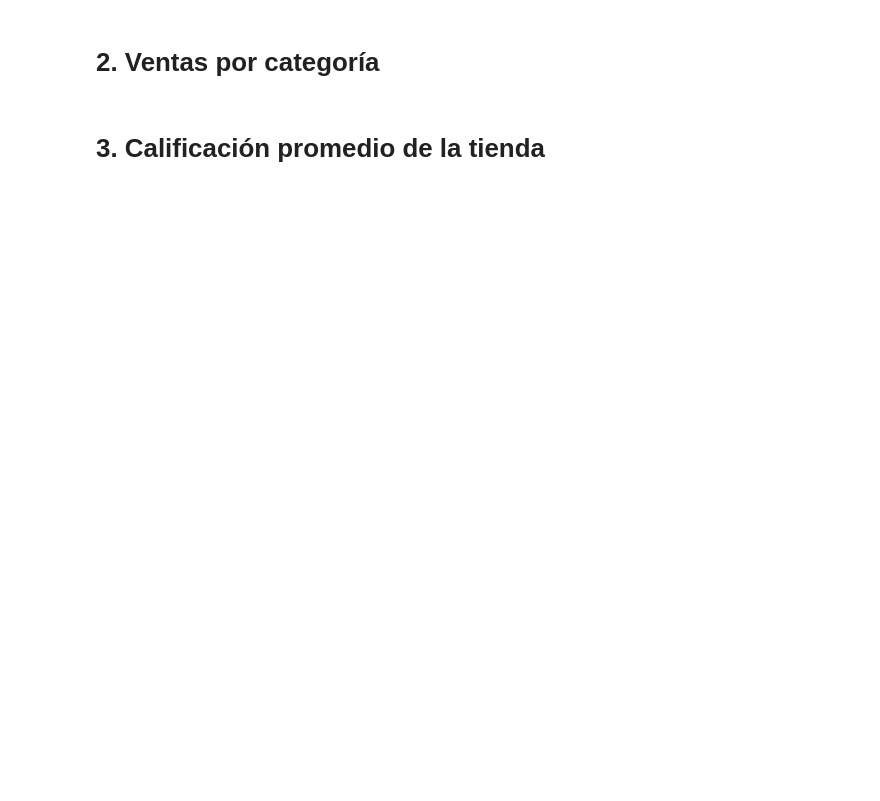
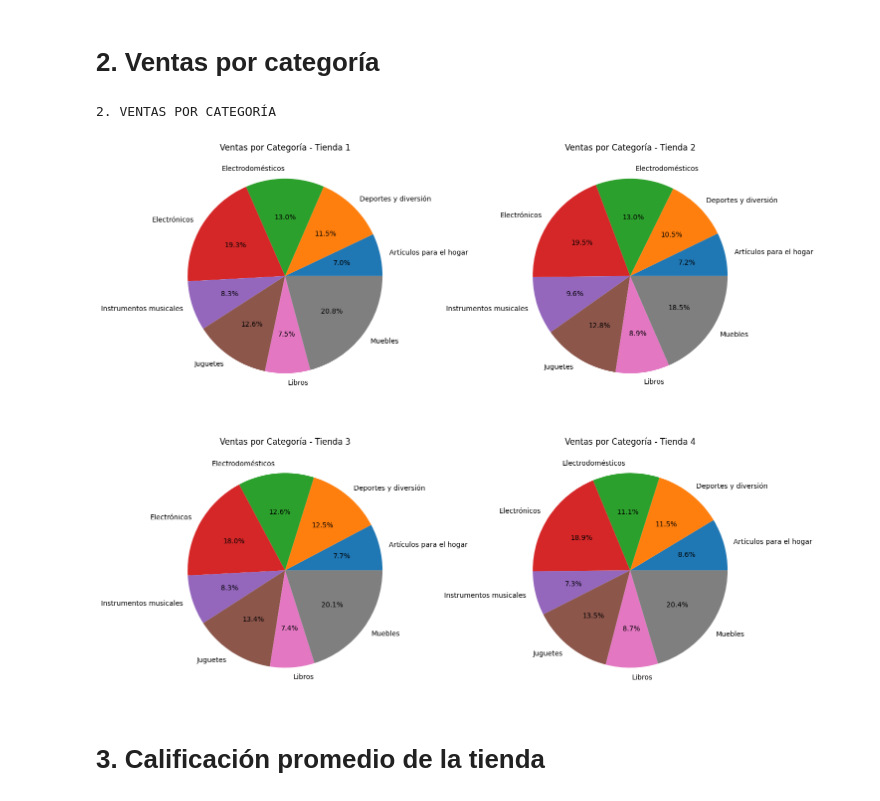
Before and after one commit to Miky-Bareiro/challenge1-data-science-latam, a Jupyter notebook: AluraStoreLatam-final.ipynb, the cells around one changed output. Drawn from its saved outputs; the diff is of its cells as text; code cells hidden in the pictures; blank space fills up the shorter version.

```diff
--- a/AluraStoreLatam-final.ipynb
+++ b/AluraStoreLatam-final.ipynb
@@ -20,0 +18,21 @@ ModuleNotFoundError: No module named 'panda'
+# %%
+# Cargar datos con manejo de errores
+try:
+    tienda1 = pd.read_csv(url1)
+    tienda2 = pd.read_csv(url2)
+    tienda3 = pd.read_csv(url3)
+    tienda4 = pd.read_csv(url4)
+    print("Datos cargados correctamente")
+
+    # Añadir identificador de tienda
+    tienda1['Tienda'] = 'Tienda 1'
+    tienda2['Tienda'] = 'Tienda 2'
+    tienda3['Tienda'] = 'Tienda 3'
+    tienda4['Tienda'] = 'Tienda 4'
+
+    tiendas = [tienda1, tienda2, tienda3, tienda4]
+    nombres_tiendas = ["Tienda 1", "Tienda 2", "Tienda 3", "Tienda 4"]
+
+except Exception as e:
+    print(f"Error al cargar los datos: {e}")
+    exit()
@@ -34,2 +81,29 @@ df = pd.concat([df1, df2, df3, df4], ignore_index=True)
+# %%
+# 2. VENTAS POR CATEGORÍA
+print("\n2. VENTAS POR CATEGORÍA")
+try:
+    # Combinar todos los dataframes
+    df_combinado = pd.concat(tiendas)
+
+    # Crear subplots para gráficos de torta
+    fig, axes = plt.subplots(2, 2, figsize=(14, 12))
+    axes = axes.flatten()
+
+    for i, nombre_tienda in enumerate(nombres_tiendas):
+        datos_tienda = df_combinado[df_combinado['Tienda'] == nombre_tienda]
+        ventas_por_categoria = datos_tienda.groupby('Categoría del Producto')['Cantidad de cuotas'].sum()
+
+        # Gráfico de torta para cada tienda
+        ventas_por_categoria.plot.pie(autopct='%1.1f%%', ax=axes[i])
+        axes[i].set_title(f'Ventas por Categoría - {nombre_tienda}')
+        axes[i].set_ylabel('')
+
+    plt.tight_layout()
+    plt.show()
+except Exception as e:
+    print(f"Error en análisis de ventas por categoría: {e}")
+# %% [output]
+2. VENTAS POR CATEGORÍA
+[figure, added]
 # %% [markdown]
 # 3. Calificación promedio de la tienda
```
Also changed, not shown: parts of 17 cells of this notebook.
